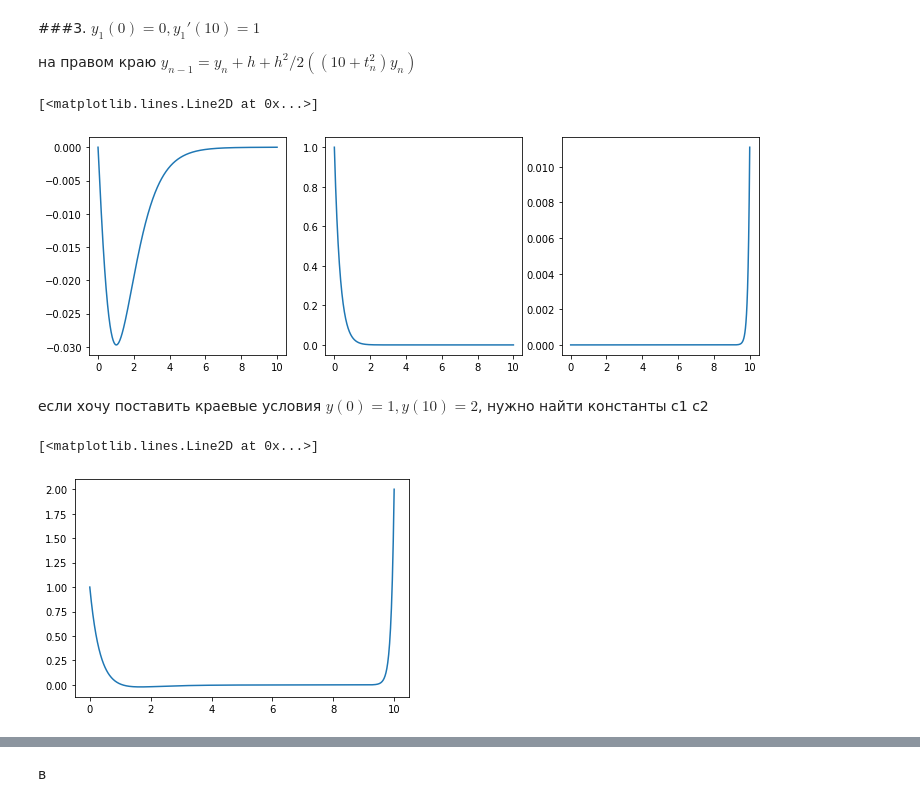
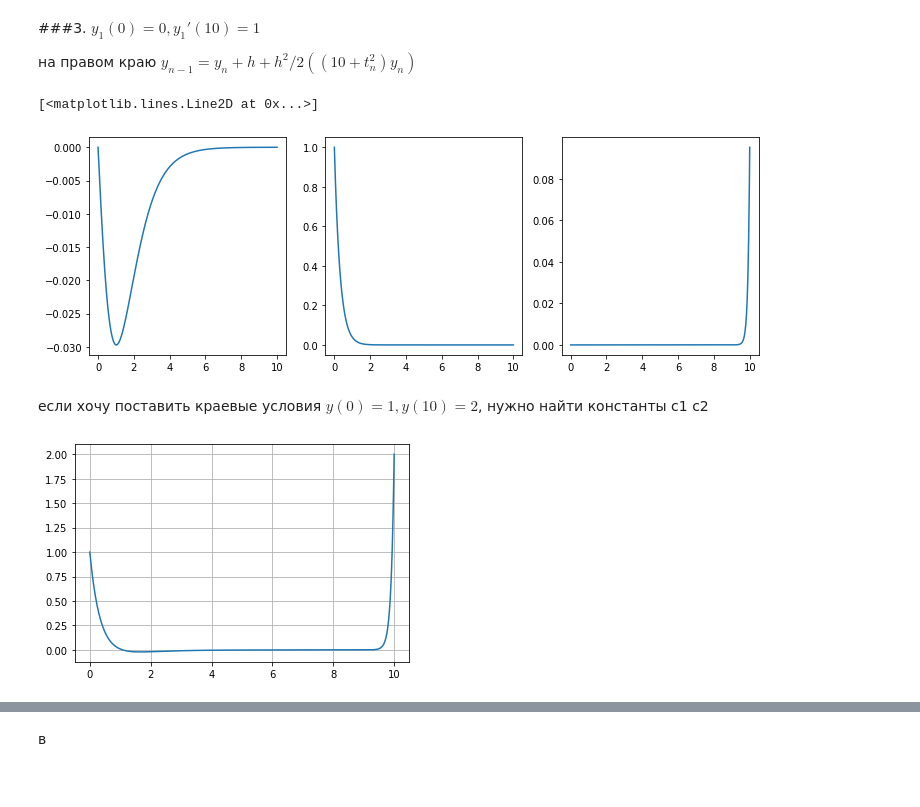
Before and after one commit to mipt-alexa/comp_math, a Jupyter notebook: 11_theme.ipynb, the cells around one changed output, grey strips where cells are left out. Cells and saved outputs as stored; diff of their text form; code cells hidden in the pictures.

```diff
--- a/11_theme.ipynb
+++ b/11_theme.ipynb
@@ -37,7 +40,7 @@ def calc_y0(N = 200):
     A = np.zeros([N,N])
     b = np.zeros(N)
 
-    for i in range(1,N-1):
+    for i in range(1,N):
         A[i][i-1] = 1/h**2
         A[i][i] = -(10 + t[i]**2) - 2/h**2
         if i != N-1:
@@ -47,6 +50,10 @@ def calc_y0(N = 200):
     A[0][0] = 1
     A[N-1][N-2] = 2/h**2
 
+    p = np.zeros(N)
+    q = np.zeros(N)
+
+
     y = np.linalg.solve(A, b)
     return t, y
 # %%
@@ -59,7 +66,7 @@ def calc_y1(N = 200):
     A = np.zeros([N,N])
     b = np.zeros(N)
 
-    for i in range(1,N-1):
+    for i in range(1,N):
         A[i][i-1] = 1/h**2
         A[i][i] = -(10 + t[i]**2) - 2/h**2
         if i != N-1:
@@ -81,20 +88,20 @@ def calc_y2(N = 200):
     A = np.zeros([N,N])
     b = np.zeros(N)
 
-    for i in range(1,N-1):
+    for i in range(1,N):
         A[i][i-1] = 1/h**2
         A[i][i] = -(10 + t[i]**2) - 2/h**2
         if i != N-1:
             A[i][i+1] = 1/h**2
 
-    b[N-1] = 2/h
+    b[N-1] = -2/h
     A[0][0] = 1
     A[N-1][N-2] = 2/h**2
 
     y = np.linalg.solve(A, b)
     return y
 # %%
-n = 1000
+n = 500
 
 x, y0 = calc_y0(n)
 y1 = calc_y1(n)
@@ -106,18 +113,18 @@ axs[1].plot(x, y1)
 axs[2].plot(x, y2)
 # %% [output]
 [<matplotlib.lines.Line2D at 0x...>]
-[figure, old version]
+[figure, new version]
 # %% [markdown]
 если хочу поставить краевые условия $y(0) =1, y(10)=2$, нужно найти константы c1 с2
 # %%
 A = np.array([[y1[0], y2[0]],
               [y1[n-1], y2[n-1]]])
 b = np.array([1,2])
 
 c = np.linalg.solve(A,b)
 c
 
 plt.plot(x, y0+c[0]*y1+c[1]*y2)
+plt.grid()
 # %% [output]
-[<matplotlib.lines.Line2D at 0x...>]
-[figure, old version]
+[figure, new version]
```
Also changed, not shown: parts of 4 cells of this notebook.
